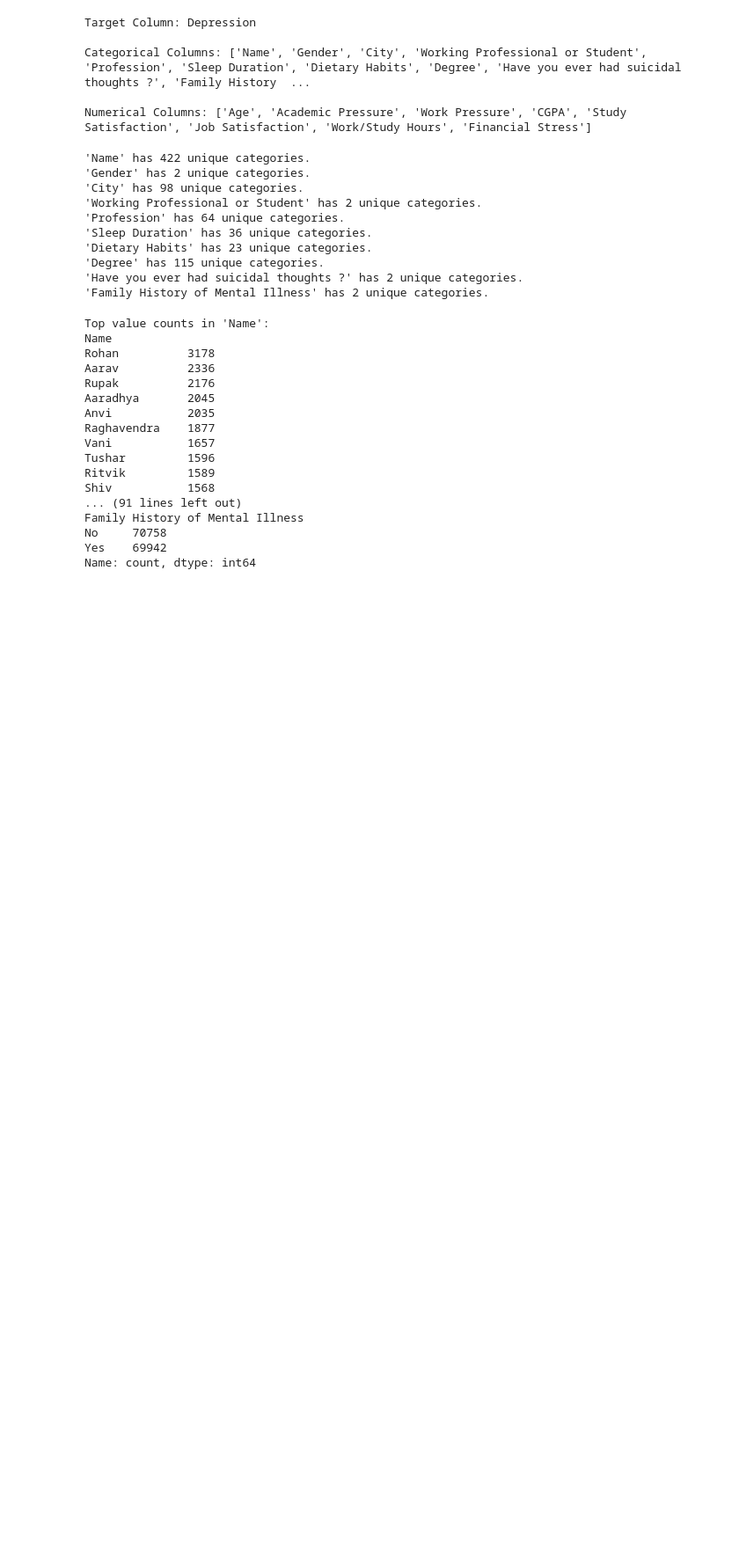
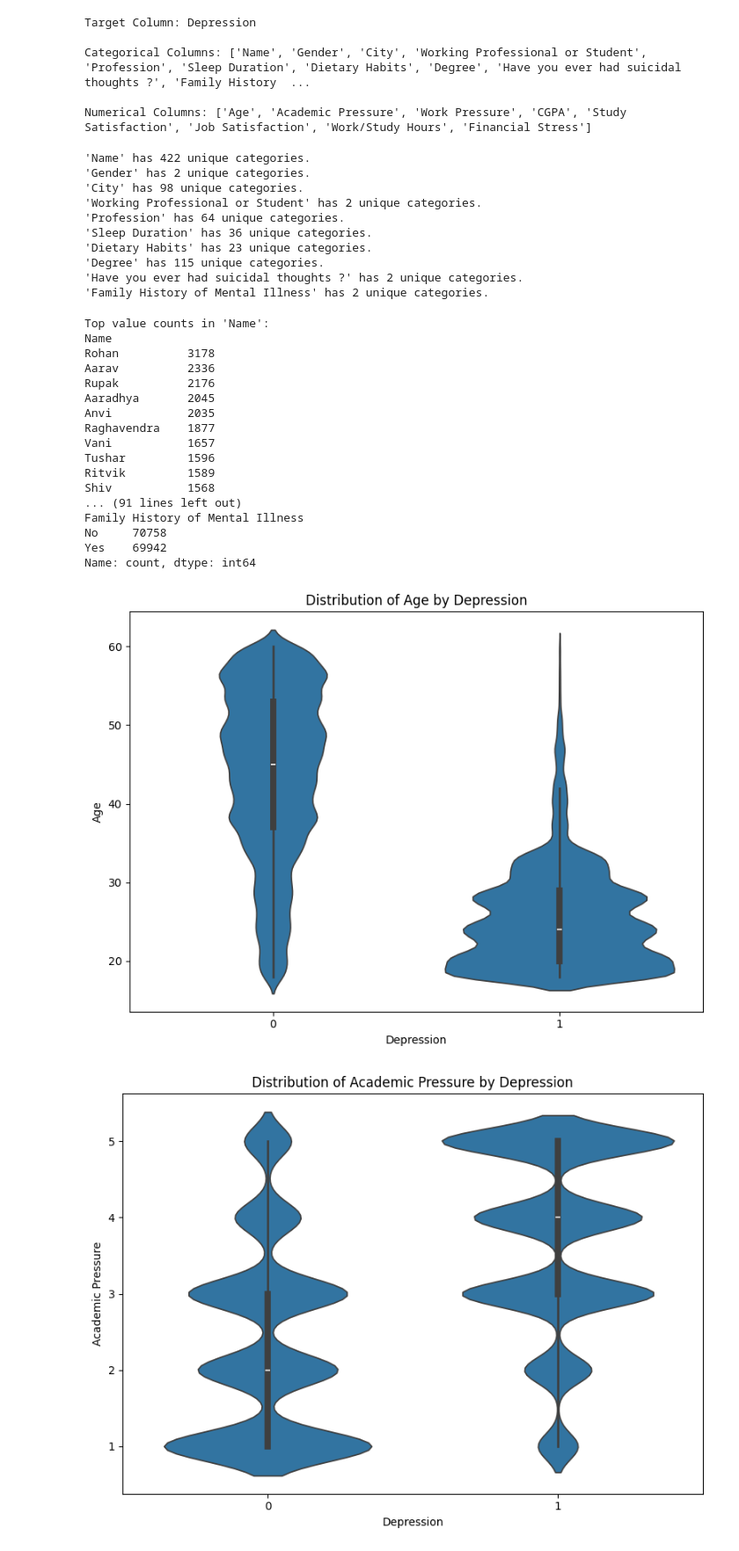
Before and after one commit to G-Bielokozowicz/Mental-Health-Prediction, a Jupyter notebook: main.ipynb, the cells around one changed output. Shown at 88% size. Drawn from its saved outputs; the diff is of its cells as text; code cells hidden in the pictures; blank space fills up the shorter version.

Commit message:
Exploratory data analysis and making graphs

```diff
--- a/main.ipynb
+++ b/main.ipynb
@@ -79,11 +79,11 @@ if 'id' in df_train:
 target = 'Depression'
 
 category_columns = df_train.select_dtypes(include=['object']).columns
-number_collumns = df_train.select_dtypes(exclude=['object']).columns.drop(target)
+number_columns = df_train.select_dtypes(exclude=['object']).columns.drop(target)
 
 print("Target Column:", target)
 print("\nCategorical Columns:", category_columns.tolist())
-print("\nNumerical Columns:", number_collumns.tolist())
+print("\nNumerical Columns:", number_columns.tolist())
 # %% [output]
 Target Column: Depression
 
@@ -127,3 +127,16 @@ Family History of Mental Illness
 No     70758
 Yes    69942
 Name: count, dtype: int64
+# %%
+# Distribution of number columns by depression
+
+for column in number_columns:
+    plt.figure(figsize=(8, 6))
+    sns.violinplot(data=df_train, x=target, y=column)
+    plt.title(f'Distribution of {column} by Depression')
+
+    plt.tight_layout()
+    plt.show()
+# %% [output]
+[figure, added]
+[figure, added]
```
Also changed, not shown: parts of 6 cells of this notebook.
